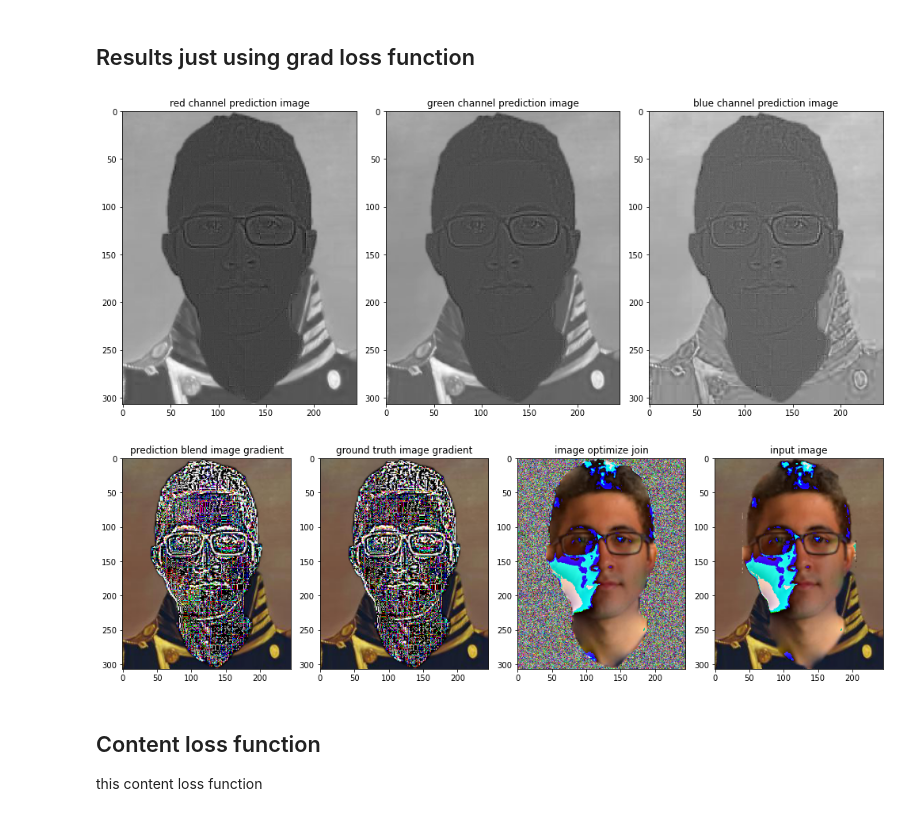
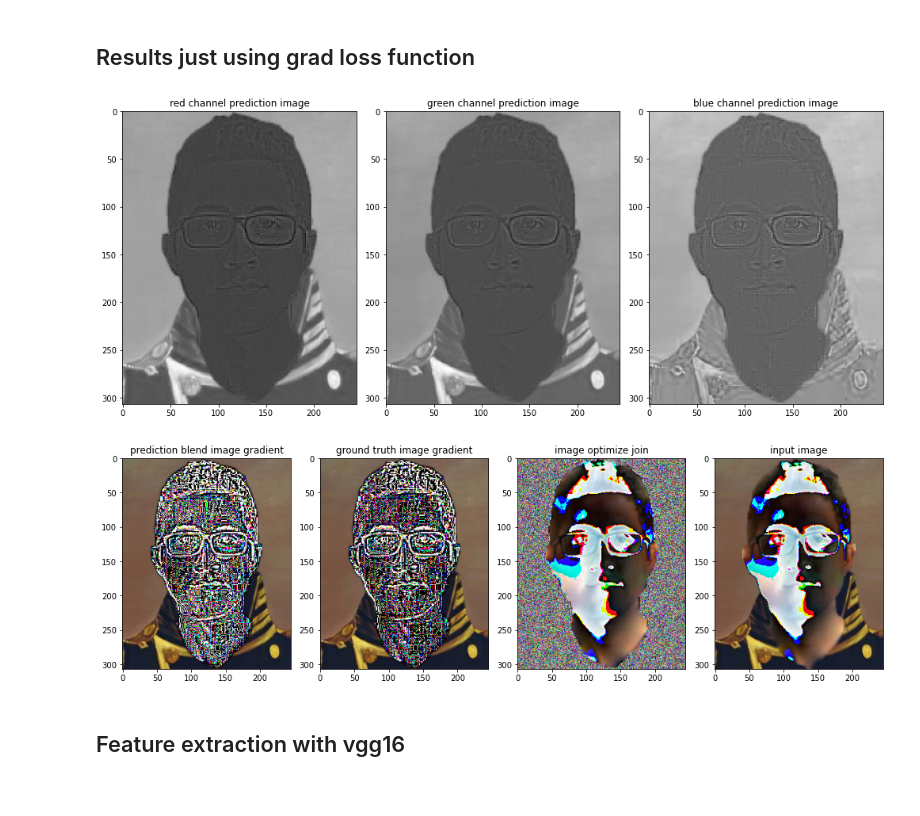
Before and after one commit to ManuLasker/ai_pet, a Jupyter notebook: image_blending/research.ipynb, the cells around one changed output. Saved outputs shown, nothing was run; the diff lists cells and outputs as text; code cells hidden in the pictures.

```diff
--- a/image_blending/research.ipynb
+++ b/image_blending/research.ipynb
@@ -97,17 +97,19 @@ image_data = {
     'mask': image_data_blending[0]['mask'].unsqueeze(0)
 }
 
+source = image_data['source']
+target = image_data['target']
 dims = image_data['dims']
 mask = image_data['mask']
-input_img = torch.randn_like(image_data['source'], device=device).contiguous()
+input_img = torch.randn_like(source, device=device).contiguous()
 input_img.requires_grad = opt.requires_grad
-tensor_image_target = image_data['target'][:, :, dims[0]:dims[1], dims[2]:dims[3]]
+tensor_image_target = target[:, :, dims[0]:dims[1], dims[2]:dims[3]]
 
 # plot tensor image
 with torch.no_grad():
     plots_multiple_tensor_image(tensor_image_target, input_img,
                                 title_name=["region blending image",
-                                            "otimize image"], normalize=opt.normalize)
+                                            "otimize image"], normalize=opt.normalize, figsize=(10,5))
 
 optimizer = torch.optim.LBFGS([input_img.requires_grad_()], lr=1.5, max_iter=100)
 mseLoss = torch.nn.MSELoss().to(device=device)
@@ -118,6 +120,6 @@ Clipping input data to the valid range for imshow with RGB data ([0..1] for floa
 # %%
 run = [0]
-num_step = 100
+num_step = 4000
 lg=1e9
 
 while run[0] < num_step:
@@ -126,8 +128,11 @@ while run[0] < num_step:
         blend_img = (input_img * mask + tensor_image_target * (1 - mask))
         blend_gradients = torch.stack(get_blending_gradients(image_data, blend_img, device=device), dim=2).squeeze(0)
         grad_loss = lg*mseLoss(blend_gradients, gt_gradients)
-        if run[0]%20 == 0:
-            print("step: {}, grad_loss : {:.3f}".format(run[0], grad_loss.item()))
+        if run[0] == 0:
+            print("step: {}, grad_loss : {:.3f}".format(run[0] + 1, grad_loss.item()))
+
+        if (run[0] + 1)%200 == 0:
+            print("step: {}, grad_loss : {:.3f}".format(run[0] + 1, grad_loss.item()))
         run[0] += 1
         grad_loss.backward()
         return grad_loss
@@ -155,23 +160,19 @@ step: 800000, grad_loss : 0.137
 # %%
 with torch.no_grad():
     blend_img = (input_img * mask + tensor_image_target * (1 - mask))
     blend_gradients = torch.stack(get_blending_gradients(image_data, blend_img, device=device), dim=2).squeeze(0)
     plots_multiple_tensor_image(*[blend_gradients[:, ch, :, :] for ch in range(3)],
                                 title_name=["red channel prediction image",
                                            "green channel prediction image",
                                            "blue channel prediction image"], normalize=opt.normalize)
-    plots_multiple_tensor_image(np.asarray(show_image(blend_gradients)),
-                                np.asarray(show_image(gt_gradients)),
-                                np.asarray(show_image(input_img)),
-                                np.asarray(show_image(blend_img)),
+    plots_multiple_tensor_image(np.asarray(_pil_image(blend_gradients)),
+                                np.asarray(_pil_image(gt_gradients)),
+                                np.asarray(_pil_image(input_img)),
+                                np.asarray(_pil_image(blend_img)),
                                 title_name=["prediction blend image gradient",
                                            "ground truth image gradient",
                                            "image optimize join",
                                            "input image"], normalize=opt.normalize)
 # %% [output]
 [figure]
-[figure, old version]
+[figure, new version]
-# %% [markdown]
-## Content loss function
-
-this content loss function
@@ -177,0 +197,2 @@ this content loss function
+# %% [markdown]
+## Feature extraction with vgg16
```
Also changed, not shown: parts of 20 cells of this notebook, 5 other files.
